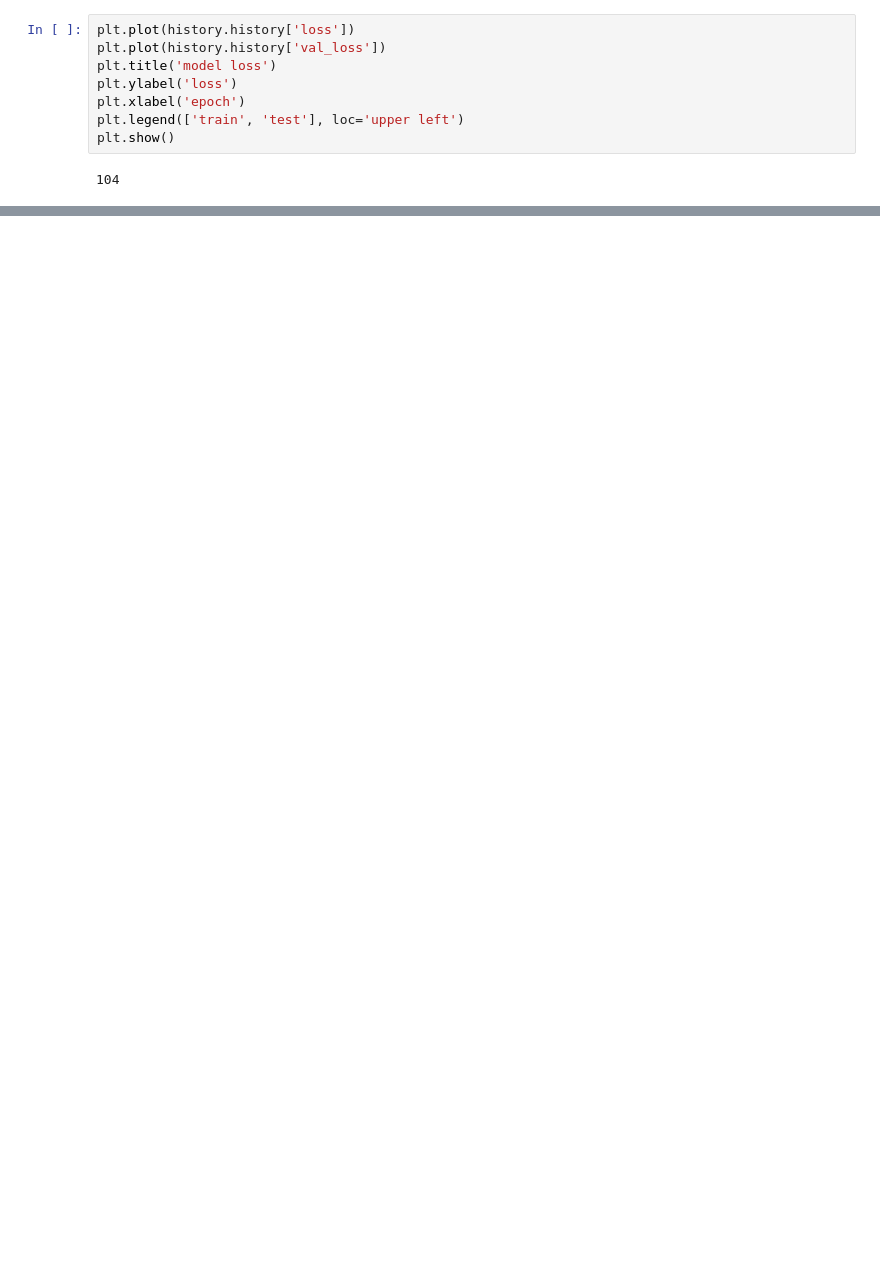
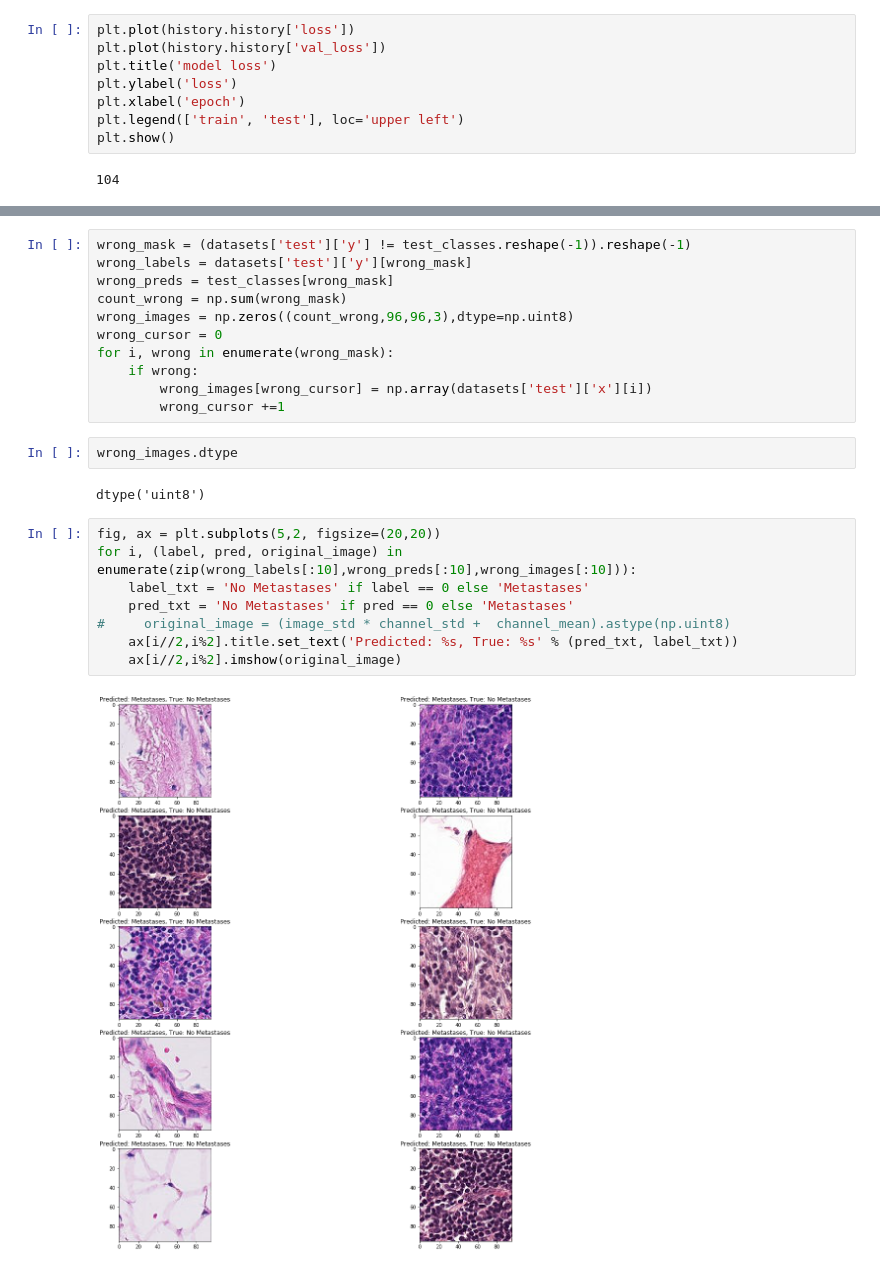
Before and after one commit to mike-holcomb/curaeaidlhw-codelab2-pcam-histo-cancer, a Jupyter notebook: code-lab-2-pcam-curaeaidlhw.ipynb, the cells around one changed output, grey strips where cells are left out. Saved outputs shown, nothing was run; the diff lists cells and outputs as text; blank space fills up the shorter version.

```diff
--- a/code-lab-2-pcam-curaeaidlhw.ipynb
+++ b/code-lab-2-pcam-curaeaidlhw.ipynb
@@ -347,0 +482,25 @@ plt.show()
+# %%
+wrong_mask = (datasets['test']['y'] != test_classes.reshape(-1)).reshape(-1)
+wrong_labels = datasets['test']['y'][wrong_mask]
+wrong_preds = test_classes[wrong_mask]
+count_wrong = np.sum(wrong_mask)
+wrong_images = np.zeros((count_wrong,96,96,3),dtype=np.uint8)
+wrong_cursor = 0
+for i, wrong in enumerate(wrong_mask):
+    if wrong:
+        wrong_images[wrong_cursor] = np.array(datasets['test']['x'][i])
+        wrong_cursor +=1
+# %%
+wrong_images.dtype
+# %% [output]
+dtype('uint8')
+# %%
+fig, ax = plt.subplots(5,2, figsize=(20,20))
+for i, (label, pred, original_image) in enumerate(zip(wrong_labels[:10],wrong_preds[:10],wrong_images[:10])):
+    label_txt = 'No Metastases' if label == 0 else 'Metastases'
+    pred_txt = 'No Metastases' if pred == 0 else 'Metastases'
+#     original_image = (image_std * channel_std +  channel_mean).astype(np.uint8)
+    ax[i//2,i%2].title.set_text('Predicted: %s, True: %s' % (pred_txt, label_txt))
+    ax[i//2,i%2].imshow(original_image)
+# %% [output]
+[figure, added]
```
Also changed, not shown: parts of 12 cells of this notebook.
